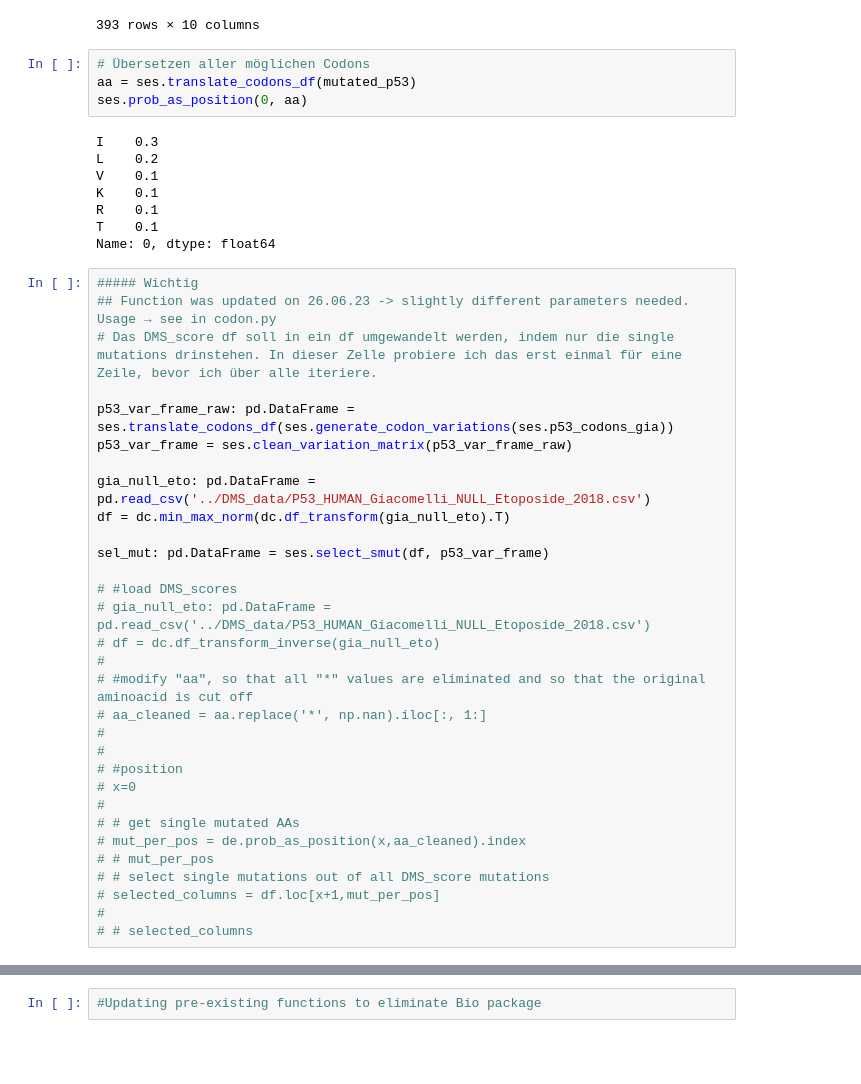
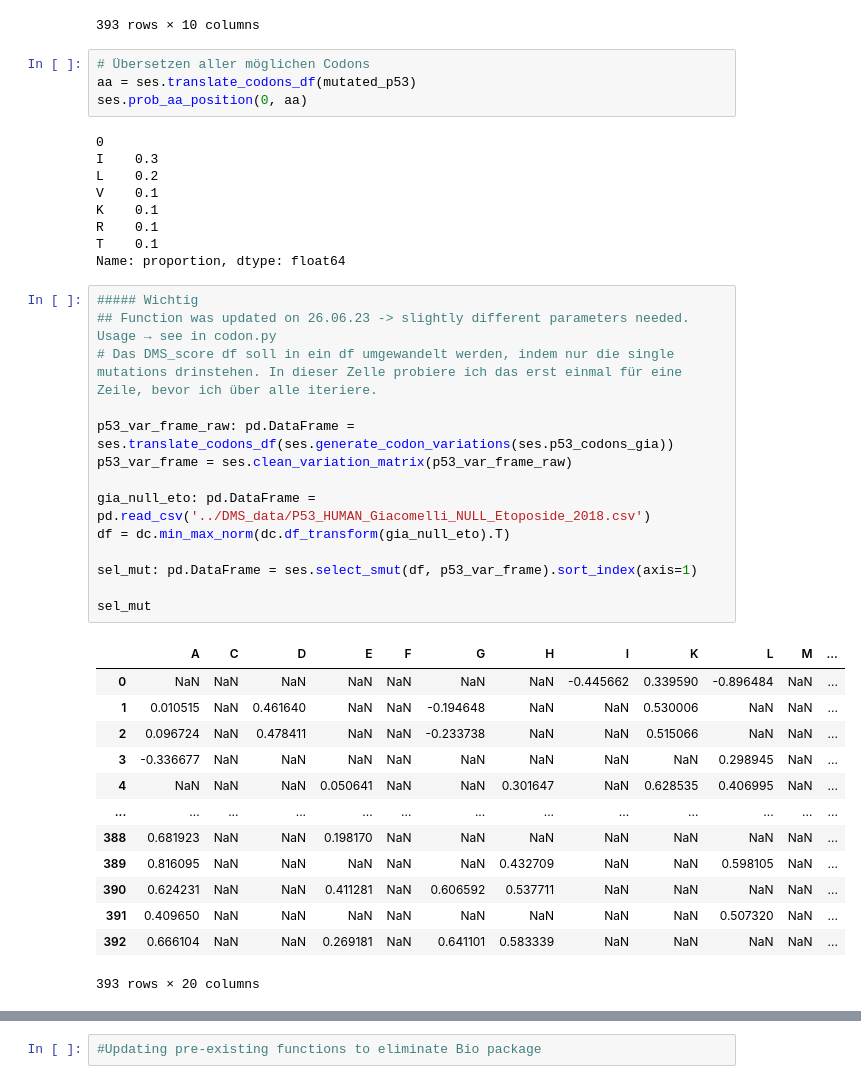
Before and after one commit to datascience-mobi-2023/topic02_team02, a Jupyter notebook: severity_score/Codons.ipynb, the cells around one changed output, grey strips where cells are left out. Cells and saved outputs as stored; diff of their text form; blank space fills up the shorter version.

Commit message:
playaround, developing and showing results of new dms_smut function

```diff
--- a/severity_score/Codons.ipynb
+++ b/severity_score/Codons.ipynb
@@ -78,43 +81,41 @@ mutated_p53
 # %%
 # Übersetzen aller möglichen Codons
 aa = ses.translate_codons_df(mutated_p53)
-ses.prob_as_position(0, aa)
+ses.prob_aa_position(0, aa)
 # %% [output]
+0
 I    0.3
 L    0.2
 V    0.1
 K    0.1
 R    0.1
 T    0.1
-Name: 0, dtype: float64
+Name: proportion, dtype: float64
 # %%
 ##### Wichtig
 ## Function was updated on 26.06.23 -> slightly different parameters needed. Usage → see in codon.py
 # Das DMS_score df soll in ein df umgewandelt werden, indem nur die single mutations drinstehen. In dieser Zelle probiere ich das erst einmal für eine Zeile, bevor ich über alle iteriere.
 
 p53_var_frame_raw: pd.DataFrame = ses.translate_codons_df(ses.generate_codon_variations(ses.p53_codons_gia))
 p53_var_frame = ses.clean_variation_matrix(p53_var_frame_raw)
 
 gia_null_eto: pd.DataFrame = pd.read_csv('../DMS_data/P53_HUMAN_Giacomelli_NULL_Etoposide_2018.csv')
 df = dc.min_max_norm(dc.df_transform(gia_null_eto).T)
 
-sel_mut: pd.DataFrame = ses.select_smut(df, p53_var_frame)
+sel_mut: pd.DataFrame = ses.select_smut(df, p53_var_frame).sort_index(axis=1)
 
-# #load DMS_scores
-# gia_null_eto: pd.DataFrame = pd.read_csv('../DMS_data/P53_HUMAN_Giacomelli_NULL_Etoposide_2018.csv')
-# df = dc.df_transform_inverse(gia_null_eto)
-#
-# #modify "aa", so that all "*" values are eliminated and so that the original aminoacid is cut off
-# aa_cleaned = aa.replace('*', np.nan).iloc[:, 1:]
-#
-#
-# #position
-# x=0
-#
-# # get single mutated AAs
-# mut_per_pos = de.prob_as_position(x,aa_cleaned).index
-# # mut_per_pos
-# # select single mutations out of all DMS_score mutations
-# selected_columns = df.loc[x+1,mut_per_pos]
-#
-# # selected_columns
+sel_mut
+# %% [output]
+|  | A | C | D | E | F | G | H | I | K | L | M | ... |
+| 0 | NaN | NaN | NaN | NaN | NaN | NaN | NaN | -0.445662 | 0.339590 | -0.896484 | NaN | ... |
+| 1 | 0.010515 | NaN | 0.461640 | NaN | NaN | -0.194648 | NaN | NaN | 0.530006 | NaN | NaN | ... |
+| 2 | 0.096724 | NaN | 0.478411 | NaN | NaN | -0.233738 | NaN | NaN | 0.515066 | NaN | NaN | ... |
+| 3 | -0.336677 | NaN | NaN | NaN | NaN | NaN | NaN | NaN | NaN | 0.298945 | NaN | ... |
+| 4 | NaN | NaN | NaN | 0.050641 | NaN | NaN | 0.301647 | NaN | 0.628535 | 0.406995 | NaN | ... |
+| ... | ... | ... | ... | ... | ... | ... | ... | ... | ... | ... | ... | ... |
+| 388 | 0.681923 | NaN | NaN | 0.198170 | NaN | NaN | NaN | NaN | NaN | NaN | NaN | ... |
+| 389 | 0.816095 | NaN | NaN | NaN | NaN | NaN | 0.432709 | NaN | NaN | 0.598105 | NaN | ... |
+| 390 | 0.624231 | NaN | NaN | 0.411281 | NaN | 0.606592 | 0.537711 | NaN | NaN | NaN | NaN | ... |
+| 391 | 0.409650 | NaN | NaN | NaN | NaN | NaN | NaN | NaN | NaN | 0.507320 | NaN | ... |
+| 392 | 0.666104 | NaN | NaN | 0.269181 | NaN | 0.641101 | 0.583339 | NaN | NaN | NaN | NaN | ... |
+393 rows × 20 columns
```
Also changed, not shown: parts of 6 cells of this notebook.
